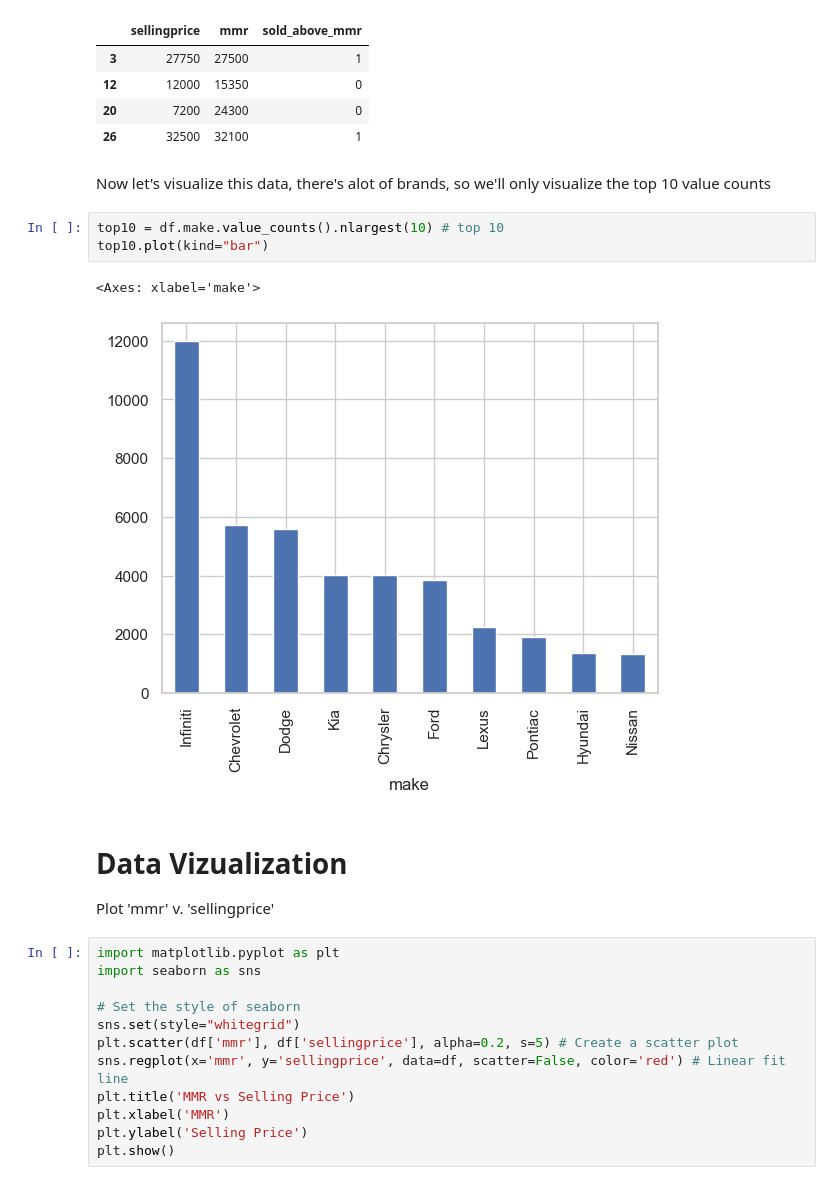
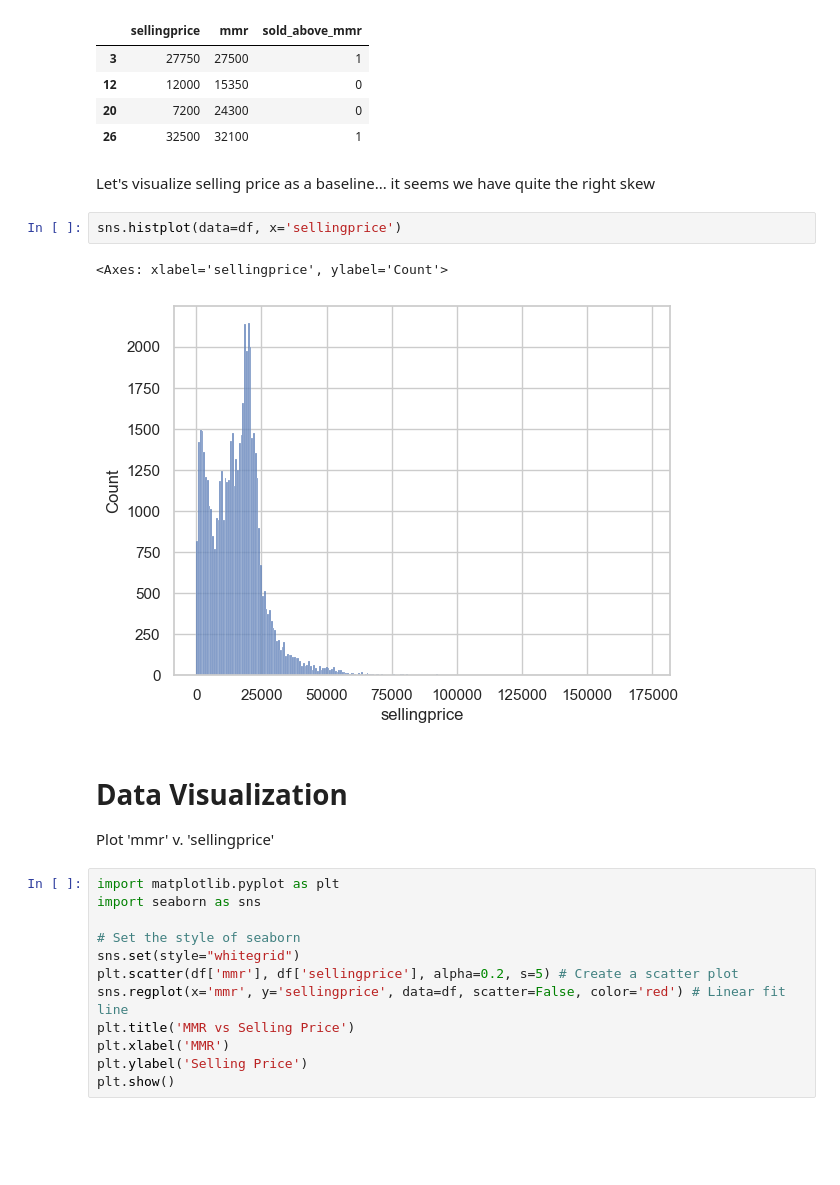
Before and after one commit to skyrez18/ds3870_final_project, a Jupyter notebook: code.ipynb, the cells around one changed output. Cells and saved outputs as stored; diff of their text form; blank space fills up the shorter version.

```diff
--- a/code.ipynb
+++ b/code.ipynb
@@ -295,16 +312,15 @@ df[['sellingprice', 'mmr', 'sold_above_mmr']].head(4)
 | 12 | 12000 | 15350 | 0 |
 | 20 | 7200 | 24300 | 0 |
 | 26 | 32500 | 32100 | 1 |
-# %% [markdown]
-Now let's visualize this data, there's alot of brands, so we'll only visualize the top 10 value counts
-# %%
-top10 = df.make.value_counts().nlargest(10) # top 10
-top10.plot(kind="bar")
-# %% [output]
-<Axes: xlabel='make'>
-[figure, removed]
+# %% [markdown]
+Let's visualize selling price as a baseline... it seems we have quite the right skew
+# %%
+sns.histplot(data=df, x='sellingprice')
+# %% [output]
+<Axes: xlabel='sellingprice', ylabel='Count'>
+[figure, added]
 # %% [markdown]
-# Data Vizualization
+# Data Visualization
 Plot 'mmr' v. 'sellingprice'
 # %%
 import matplotlib.pyplot as plt
```
Also changed, not shown: parts of 9 cells of this notebook.
